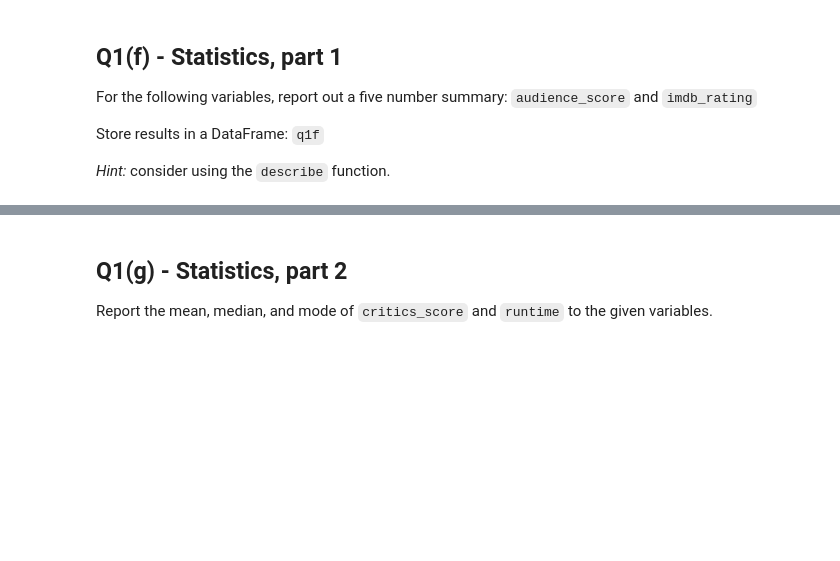
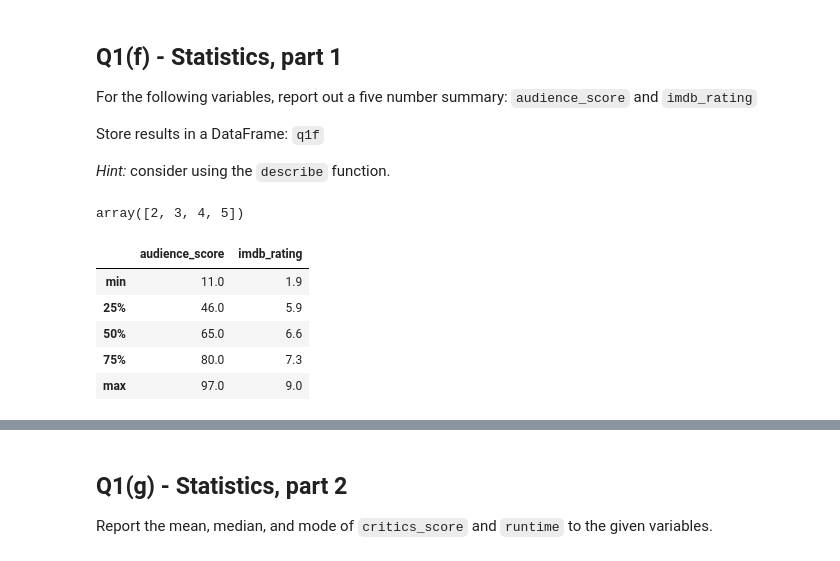
Before and after one commit to zecerman/CS4821, a Jupyter notebook: a2-4821.ipynb, the cells around one changed output, grey strips where cells are left out. Saved outputs shown, nothing was run; the diff lists cells and outputs as text; code cells hidden in the pictures; blank space fills up the shorter version.

```diff
--- a/a2-4821.ipynb
+++ b/a2-4821.ipynb
@@ -218,15 +248,27 @@ For the following variables, report out a five number summary:
 Store results in a DataFrame: `q1f`
 
 *Hint:* consider using the `describe` function.
+# %%
+np.arange(2,6)
+# %% [output]
+array([2, 3, 4, 5])
 # %%
 
 # Report five number summary for variables `audience_score` and `imdb_rating` in
 #  a DataFrame "q1f"
 #  Rows should represent: min, Q1 - 25%, Q2 - 50%, Q3 - 50%, max
 #  Columns should be `audience_score` then `imdb_rating`
 
-q1f = ...
+q1f = pd.DataFrame({'audience_score' : movies['audience_score'].describe(),
+                    'imdb_rating' : movies['imdb_rating'].describe()}).iloc[np.arange(3,8),:]
 
 q1f
+# %% [output]
+|  | audience_score | imdb_rating |
+| min | 11.0 | 1.9 |
+| 25% | 46.0 | 5.9 |
+| 50% | 65.0 | 6.6 |
+| 75% | 80.0 | 7.3 |
+| max | 97.0 | 9.0 |
 # %%
 grader.check("q1f")
```
Also changed, not shown: parts of 10 cells of this notebook.
